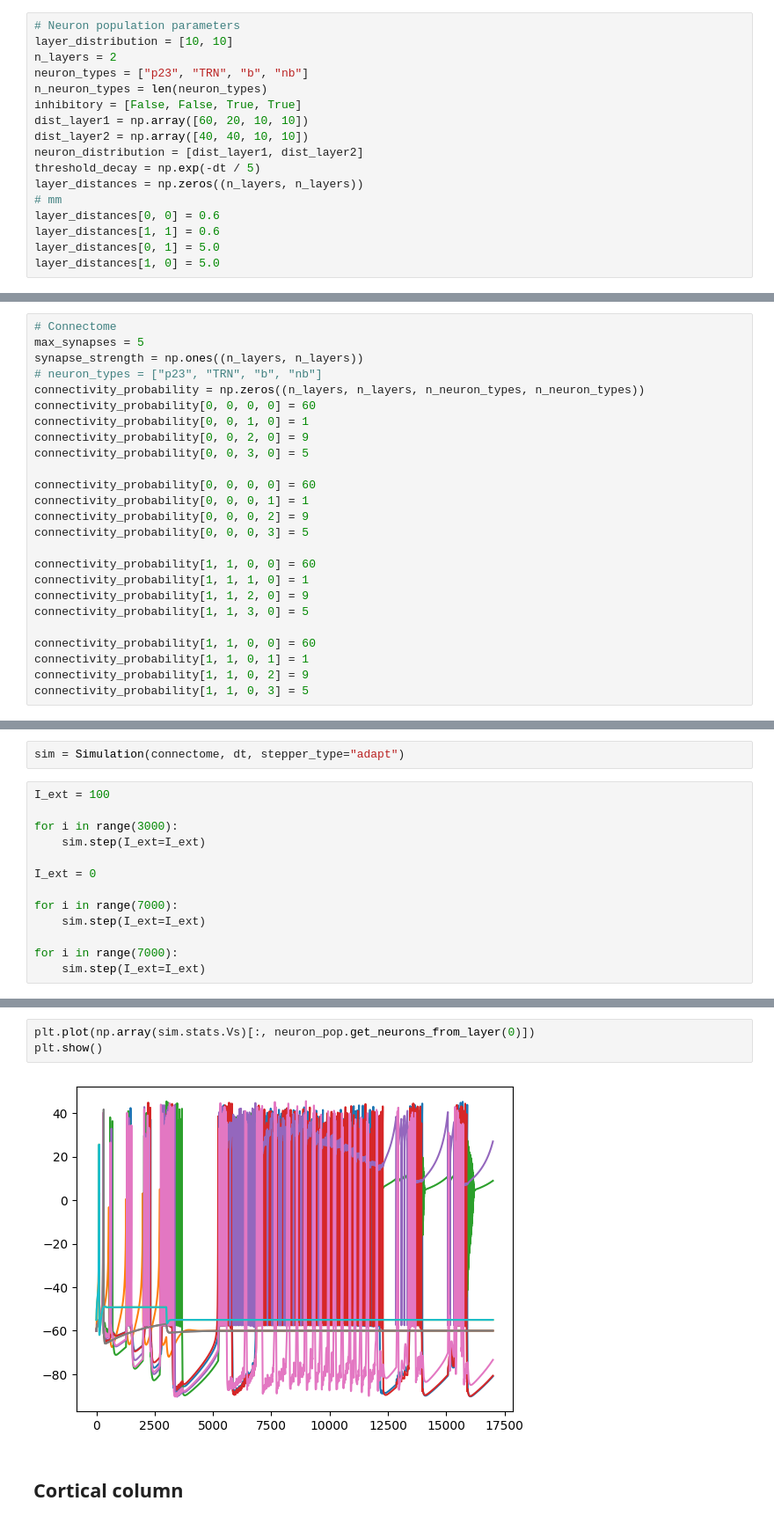
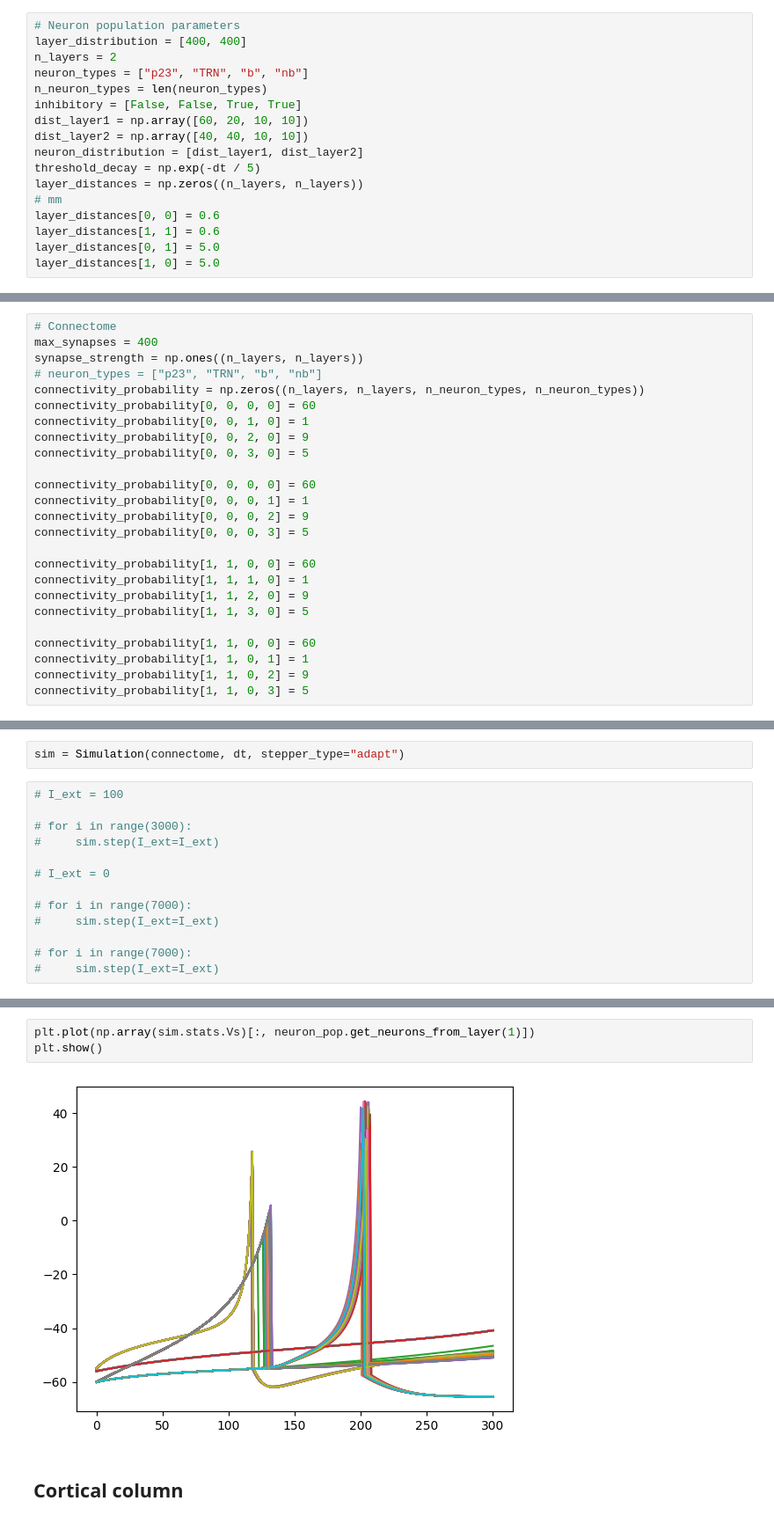
Before and after one commit to Dalsaetra/NeuroSimV3, a Jupyter notebook: python/src/notebook.ipynb, the cells around one changed output, grey strips where cells are left out. Shown: that part at 88% size. Cells and saved outputs as stored; diff of their text form.

```diff
--- a/python/src/notebook.ipynb
+++ b/python/src/notebook.ipynb
@@ -18,7 +15,7 @@ dt = 0.1
 ## Simple test
 # %%
 # Neuron population parameters
-layer_distribution = [10, 10]
+layer_distribution = [400, 400]
 n_layers = 2
 neuron_types = ["p23", "TRN", "b", "nb"]
 n_neuron_types = len(neuron_types)
@@ -45,7 +42,7 @@ neuron_pop = NeuronPopulation(
 )
 # %%
 # Connectome
-max_synapses = 5
+max_synapses = 400
 synapse_strength = np.ones((n_layers, n_layers))
 # neuron_types = ["p23", "TRN", "b", "nb"]
 connectivity_probability = np.zeros((n_layers, n_layers, n_neuron_types, n_neuron_types))
@@ -82,15 +79,15 @@ connectome = Connectome(
 # %%
 sim = Simulation(connectome, dt, stepper_type="adapt")
 # %%
-I_ext = 100
+# I_ext = 100
 
-for i in range(3000):
-    sim.step(I_ext=I_ext)
+# for i in range(3000):
+#     sim.step(I_ext=I_ext)
 
-I_ext = 0
+# I_ext = 0
 
-for i in range(7000):
-    sim.step(I_ext=I_ext)
+# for i in range(7000):
+#     sim.step(I_ext=I_ext)
 
-for i in range(7000):
-    sim.step(I_ext=I_ext)
+# for i in range(7000):
+#     sim.step(I_ext=I_ext)
@@ -102,8 +159,8 @@ array([0, 1, 2, 3, 4, 5, 6, 7, 8, 9])
 # %%
-plt.plot(np.array(sim.stats.Vs)[:, neuron_pop.get_neurons_from_layer(0)])
+plt.plot(np.array(sim.stats.Vs)[:, neuron_pop.get_neurons_from_layer(1)])
 plt.show()
 # %% [output]
-[figure, old version]
+[figure, new version]
 # %% [markdown]
 ## Cortical column
 # %%
```
Also changed, not shown: parts of 3 cells of this notebook, 3 other files.
